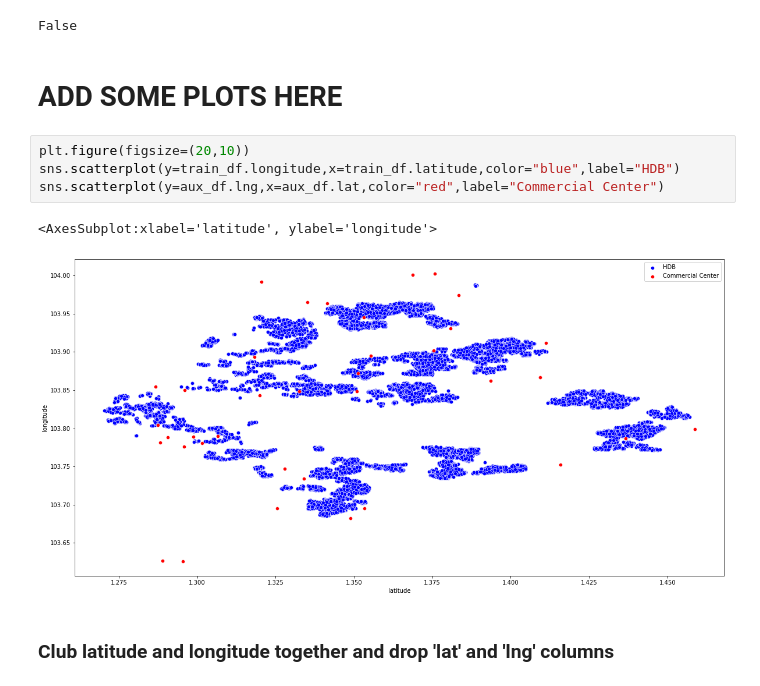
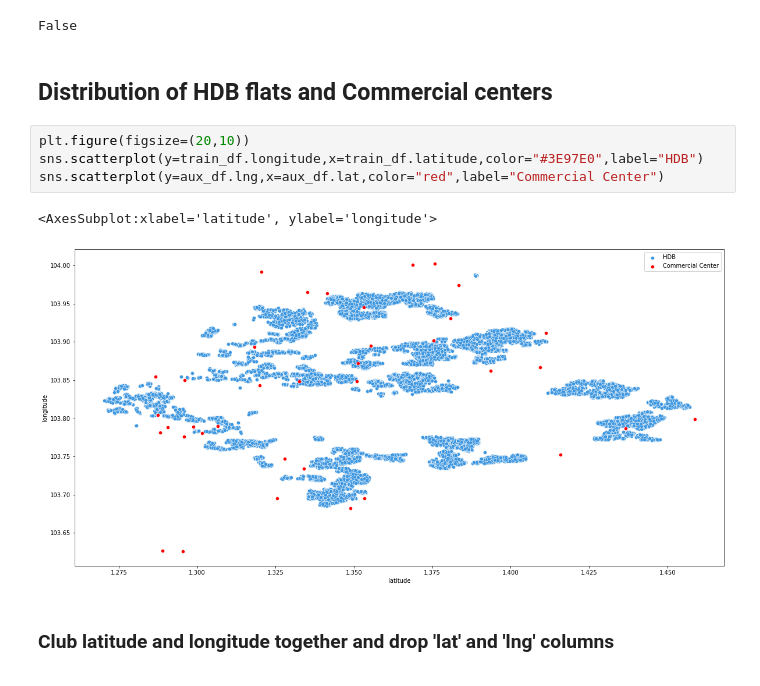
Before and after one commit to dheeraj-sn/hdb_resale_price_prediction, a Jupyter notebook: COMMERCIAL_CENTRE_EDA_PREPROCESSING_MODEL_ANALYSIS.ipynb, the cells around one changed output. Saved outputs shown, nothing was run; the diff lists cells and outputs as text.

Commit message:
commercial center done

```diff
--- a/COMMERCIAL_CENTRE_EDA_PREPROCESSING_MODEL_ANALYSIS.ipynb
+++ b/COMMERCIAL_CENTRE_EDA_PREPROCESSING_MODEL_ANALYSIS.ipynb
@@ -57,15 +57,15 @@ dtype: bool
 aux_df.duplicated().any()
 # %% [output]
 False
-# %% [markdown]
-# ADD SOME PLOTS HERE
+# %% [markdown]
+## Distribution of HDB flats and Commercial centers
 # %%
 plt.figure(figsize=(20,10))
-sns.scatterplot(y=train_df.longitude,x=train_df.latitude,color="blue",label="HDB")
+sns.scatterplot(y=train_df.longitude,x=train_df.latitude,color="#3E97E0",label="HDB")
 sns.scatterplot(y=aux_df.lng,x=aux_df.lat,color="red",label="Commercial Center")
 # %% [output]
 <AxesSubplot:xlabel='latitude', ylabel='longitude'>
-[figure, old version]
+[figure, new version]
 # %% [markdown]
 ### Club latitude and longitude together and drop 'lat' and 'lng' columns
 # %%
```
Also changed, not shown: parts of 60 cells of this notebook.
